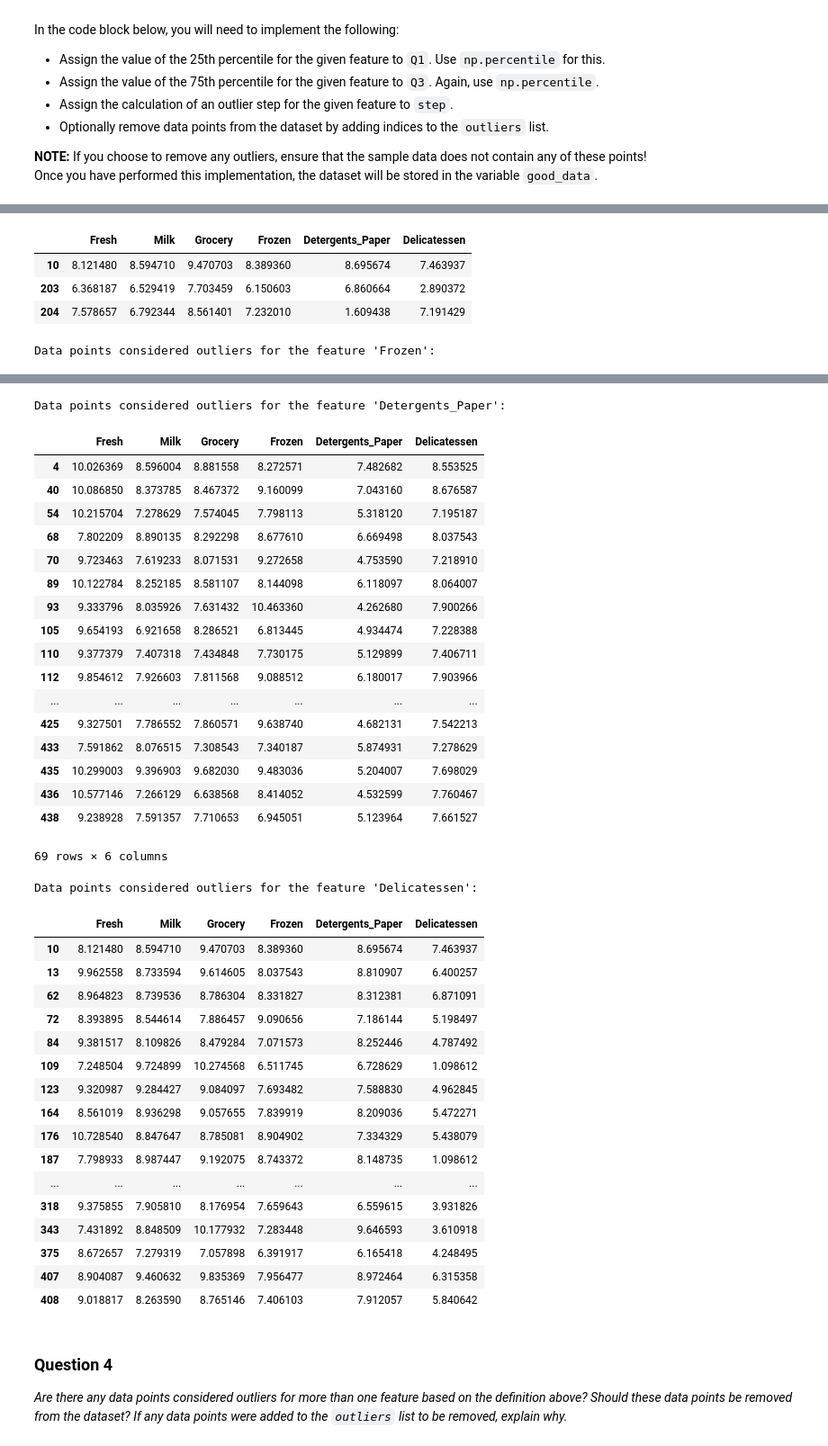
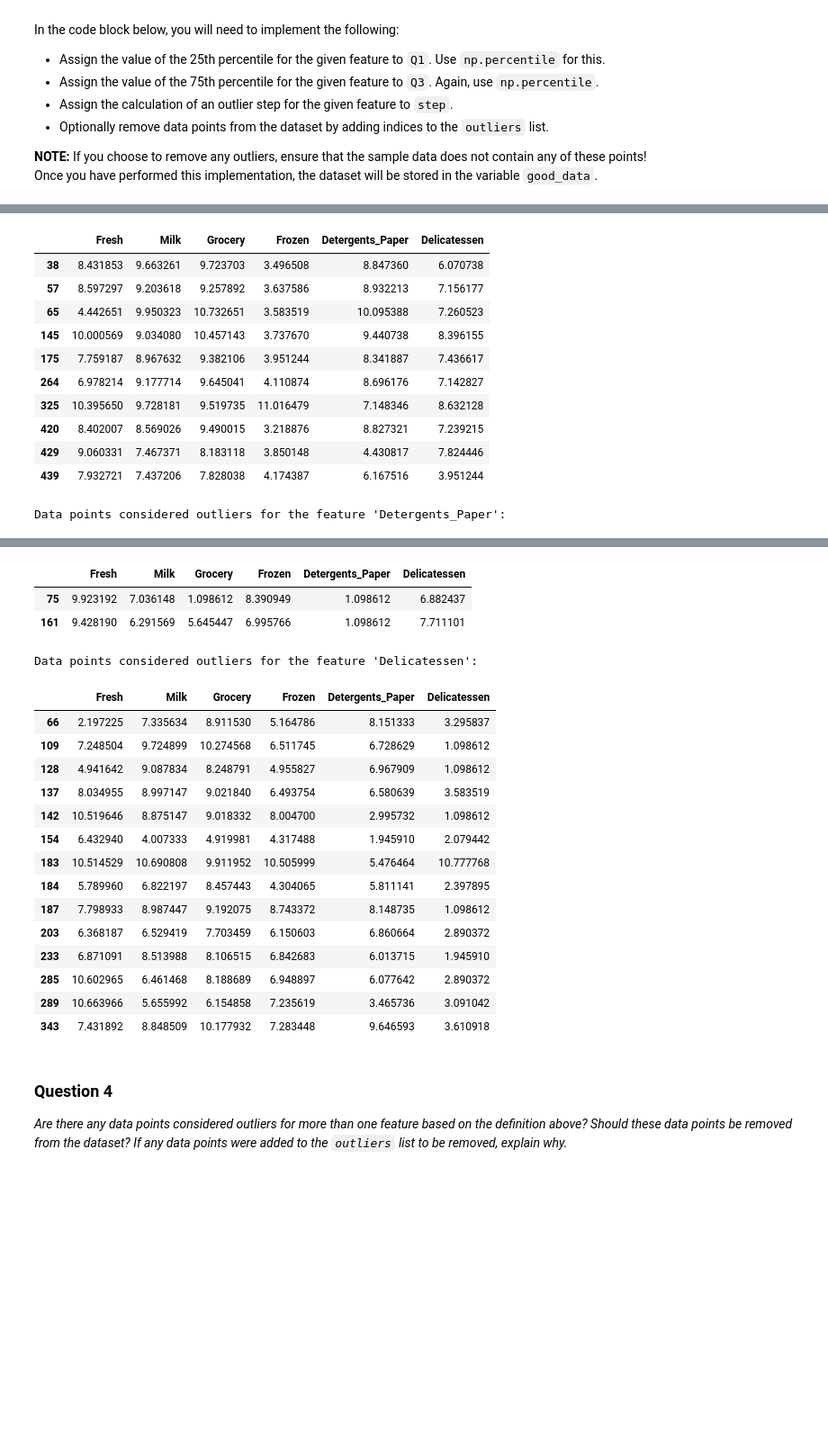
Before and after one commit to VikramSuriyanarayanan/machine-learning, a Jupyter notebook: customer_segments/customer_segments.ipynb, the cells around one changed output, grey strips where cells are left out. Shown at 90% size. Cells and saved outputs as stored; diff of their text form; code cells hidden in the pictures; blank space fills up the shorter version.

```diff
--- a/customer_segments/customer_segments.ipynb
+++ b/customer_segments/customer_segments.ipynb
@@ -193,10 +206,10 @@ Once you have performed this implementation, the dataset will be stored in the v
 for feature in log_data.keys():
 
     # TODO: Calculate Q1 (25th percentile of the data) for the given feature
-    Q1 = np.percentile(log_data, 25, axis=1)
+    Q1 = np.percentile(log_data[feature], 25, axis=0)
 
     # TODO: Calculate Q3 (75th percentile of the data) for the given feature
-    Q3 = np.percentile(log_data, 75, axis=1)
+    Q3 = np.percentile(log_data[feature], 75, axis=0)
 
     # TODO: Use the interquartile range to calculate an outlier step (1.5 times the interquartile range)
     step = 1.5 * (Q3 - Q1)
@@ -206,7 +219,7 @@ for feature in log_data.keys():
     display(log_data[~((log_data[feature] >= Q1 - step) & (log_data[feature] <= Q3 + step))])
 
 # OPTIONAL: Select the indices for data points you wish to remove
-outliers  = [271, 433]
+outliers  = [75, 154]
 
 # Remove the outliers, if any were specified
 good_data = log_data.drop(log_data.index[outliers]).reset_index(drop = True)
@@ -238,5 +256,12 @@ Data points considered outliers for the feature 'Grocery':
-|  | Fresh | Milk | Grocery | Frozen | Detergents_Paper | Delicatessen |
-| 10 | 8.121480 | 8.594710 | 9.470703 | 8.389360 | 8.695674 | 7.463937 |
-| 203 | 6.368187 | 6.529419 | 7.703459 | 6.150603 | 6.860664 | 2.890372 |
-| 204 | 7.578657 | 6.792344 | 8.561401 | 7.232010 | 1.609438 | 7.191429 |
+|  | Fresh | Milk | Grocery | Frozen | Detergents_Paper | Delicatessen |
+| 38 | 8.431853 | 9.663261 | 9.723703 | 3.496508 | 8.847360 | 6.070738 |
+| 57 | 8.597297 | 9.203618 | 9.257892 | 3.637586 | 8.932213 | 7.156177 |
+| 65 | 4.442651 | 9.950323 | 10.732651 | 3.583519 | 10.095388 | 7.260523 |
+| 145 | 10.000569 | 9.034080 | 10.457143 | 3.737670 | 9.440738 | 8.396155 |
+| 175 | 7.759187 | 8.967632 | 9.382106 | 3.951244 | 8.341887 | 7.436617 |
+| 264 | 6.978214 | 9.177714 | 9.645041 | 4.110874 | 8.696176 | 7.142827 |
+| 325 | 10.395650 | 9.728181 | 9.519735 | 11.016479 | 7.148346 | 8.632128 |
+| 420 | 8.402007 | 8.569026 | 9.490015 | 3.218876 | 8.827321 | 7.239215 |
+| 429 | 9.060331 | 7.467371 | 8.183118 | 3.850148 | 4.430817 | 7.824446 |
+| 439 | 7.932721 | 7.437206 | 7.828038 | 4.174387 | 6.167516 | 3.951244 |
-Data points considered outliers for the feature 'Frozen':
+Data points considered outliers for the feature 'Detergents_Paper':
@@ -255,40 +268,22 @@ Data points considered outliers for the feature 'Frozen':
+|  | Fresh | Milk | Grocery | Frozen | Detergents_Paper | Delicatessen |
+| 75 | 9.923192 | 7.036148 | 1.098612 | 8.390949 | 1.098612 | 6.882437 |
+| 161 | 9.428190 | 6.291569 | 5.645447 | 6.995766 | 1.098612 | 7.711101 |
-Data points considered outliers for the feature 'Detergents_Paper':
+Data points considered outliers for the feature 'Delicatessen':
-|  | Fresh | Milk | Grocery | Frozen | Detergents_Paper | Delicatessen |
-| 4 | 10.026369 | 8.596004 | 8.881558 | 8.272571 | 7.482682 | 8.553525 |
-| 40 | 10.086850 | 8.373785 | 8.467372 | 9.160099 | 7.043160 | 8.676587 |
-| 54 | 10.215704 | 7.278629 | 7.574045 | 7.798113 | 5.318120 | 7.195187 |
-| 68 | 7.802209 | 8.890135 | 8.292298 | 8.677610 | 6.669498 | 8.037543 |
-| 70 | 9.723463 | 7.619233 | 8.071531 | 9.272658 | 4.753590 | 7.218910 |
-| 89 | 10.122784 | 8.252185 | 8.581107 | 8.144098 | 6.118097 | 8.064007 |
-| 93 | 9.333796 | 8.035926 | 7.631432 | 10.463360 | 4.262680 | 7.900266 |
-| 105 | 9.654193 | 6.921658 | 8.286521 | 6.813445 | 4.934474 | 7.228388 |
-| 110 | 9.377379 | 7.407318 | 7.434848 | 7.730175 | 5.129899 | 7.406711 |
-| 112 | 9.854612 | 7.926603 | 7.811568 | 9.088512 | 6.180017 | 7.903966 |
-| ... | ... | ... | ... | ... | ... | ... |
-| 425 | 9.327501 | 7.786552 | 7.860571 | 9.638740 | 4.682131 | 7.542213 |
-| 433 | 7.591862 | 8.076515 | 7.308543 | 7.340187 | 5.874931 | 7.278629 |
-| 435 | 10.299003 | 9.396903 | 9.682030 | 9.483036 | 5.204007 | 7.698029 |
-| 436 | 10.577146 | 7.266129 | 6.638568 | 8.414052 | 4.532599 | 7.760467 |
-| 438 | 9.238928 | 7.591357 | 7.710653 | 6.945051 | 5.123964 | 7.661527 |
-69 rows × 6 columns
-Data points considered outliers for the feature 'Delicatessen':
 |  | Fresh | Milk | Grocery | Frozen | Detergents_Paper | Delicatessen |
-| 10 | 8.121480 | 8.594710 | 9.470703 | 8.389360 | 8.695674 | 7.463937 |
-| 13 | 9.962558 | 8.733594 | 9.614605 | 8.037543 | 8.810907 | 6.400257 |
-| 62 | 8.964823 | 8.739536 | 8.786304 | 8.331827 | 8.312381 | 6.871091 |
-| 72 | 8.393895 | 8.544614 | 7.886457 | 9.090656 | 7.186144 | 5.198497 |
-| 84 | 9.381517 | 8.109826 | 8.479284 | 7.071573 | 8.252446 | 4.787492 |
+| 66 | 2.197225 | 7.335634 | 8.911530 | 5.164786 | 8.151333 | 3.295837 |
 | 109 | 7.248504 | 9.724899 | 10.274568 | 6.511745 | 6.728629 | 1.098612 |
-| 123 | 9.320987 | 9.284427 | 9.084097 | 7.693482 | 7.588830 | 4.962845 |
-| 164 | 8.561019 | 8.936298 | 9.057655 | 7.839919 | 8.209036 | 5.472271 |
-| 176 | 10.728540 | 8.847647 | 8.785081 | 8.904902 | 7.334329 | 5.438079 |
+| 128 | 4.941642 | 9.087834 | 8.248791 | 4.955827 | 6.967909 | 1.098612 |
+| 137 | 8.034955 | 8.997147 | 9.021840 | 6.493754 | 6.580639 | 3.583519 |
+| 142 | 10.519646 | 8.875147 | 9.018332 | 8.004700 | 2.995732 | 1.098612 |
+| 154 | 6.432940 | 4.007333 | 4.919981 | 4.317488 | 1.945910 | 2.079442 |
+| 183 | 10.514529 | 10.690808 | 9.911952 | 10.505999 | 5.476464 | 10.777768 |
+| 184 | 5.789960 | 6.822197 | 8.457443 | 4.304065 | 5.811141 | 2.397895 |
 | 187 | 7.798933 | 8.987447 | 9.192075 | 8.743372 | 8.148735 | 1.098612 |
-| ... | ... | ... | ... | ... | ... | ... |
-| 318 | 9.375855 | 7.905810 | 8.176954 | 7.659643 | 6.559615 | 3.931826 |
+| 203 | 6.368187 | 6.529419 | 7.703459 | 6.150603 | 6.860664 | 2.890372 |
+| 233 | 6.871091 | 8.513988 | 8.106515 | 6.842683 | 6.013715 | 1.945910 |
+| 285 | 10.602965 | 6.461468 | 8.188689 | 6.948897 | 6.077642 | 2.890372 |
+| 289 | 10.663966 | 5.655992 | 6.154858 | 7.235619 | 3.465736 | 3.091042 |
 | 343 | 7.431892 | 8.848509 | 10.177932 | 7.283448 | 9.646593 | 3.610918 |
-| 375 | 8.672657 | 7.279319 | 7.057898 | 6.391917 | 6.165418 | 4.248495 |
-| 407 | 8.904087 | 9.460632 | 9.835369 | 7.956477 | 8.972464 | 6.315358 |
-| 408 | 9.018817 | 8.263590 | 8.765146 | 7.406103 | 7.912057 | 5.840642 |
 # %% [markdown]
 ### Question 4
 *Are there any data points considered outliers for more than one feature based on the definition above? Should these data points be removed from the dataset? If any data points were added to the `outliers` list to be removed, explain why.*
```
Also changed, not shown: parts of 17 cells of this notebook.
